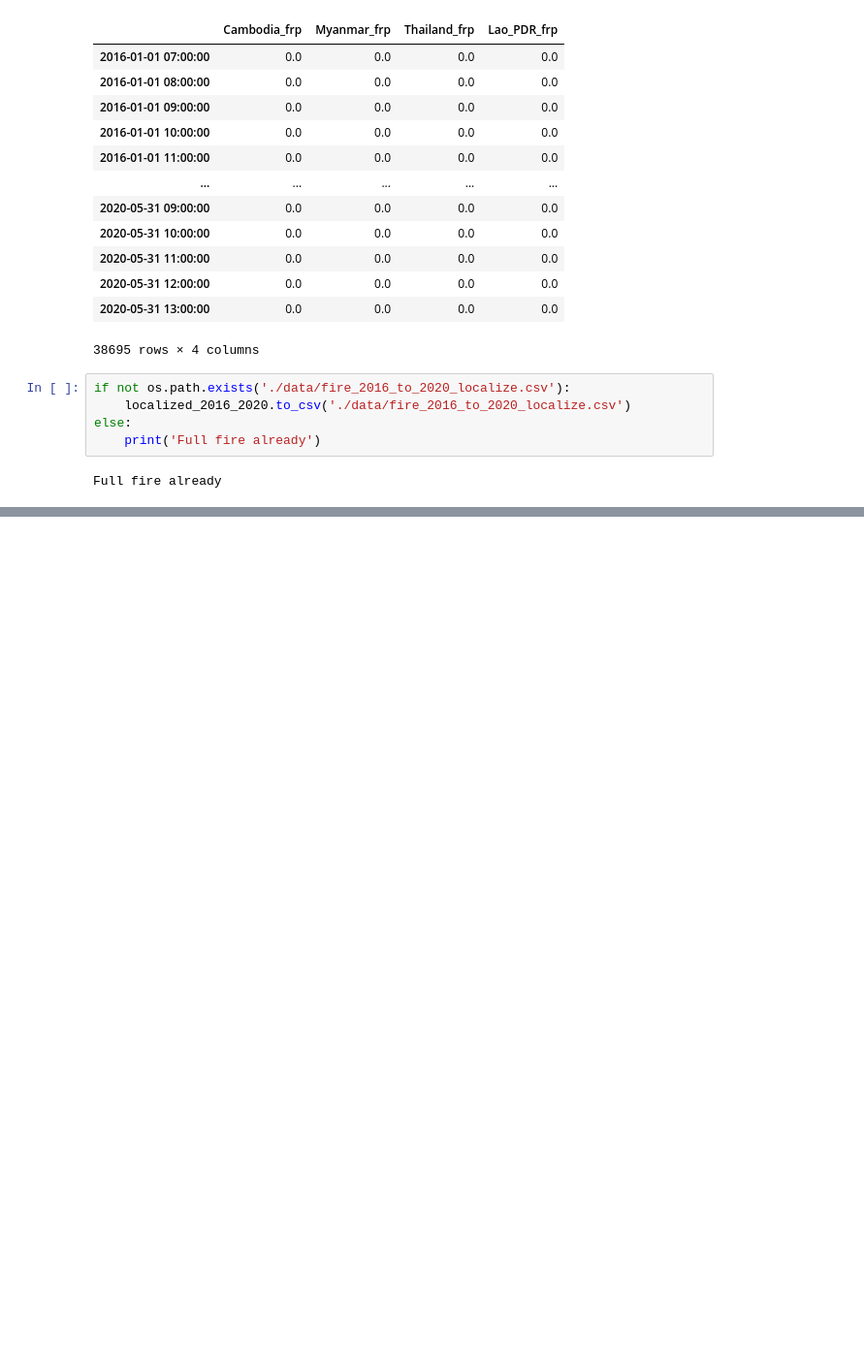
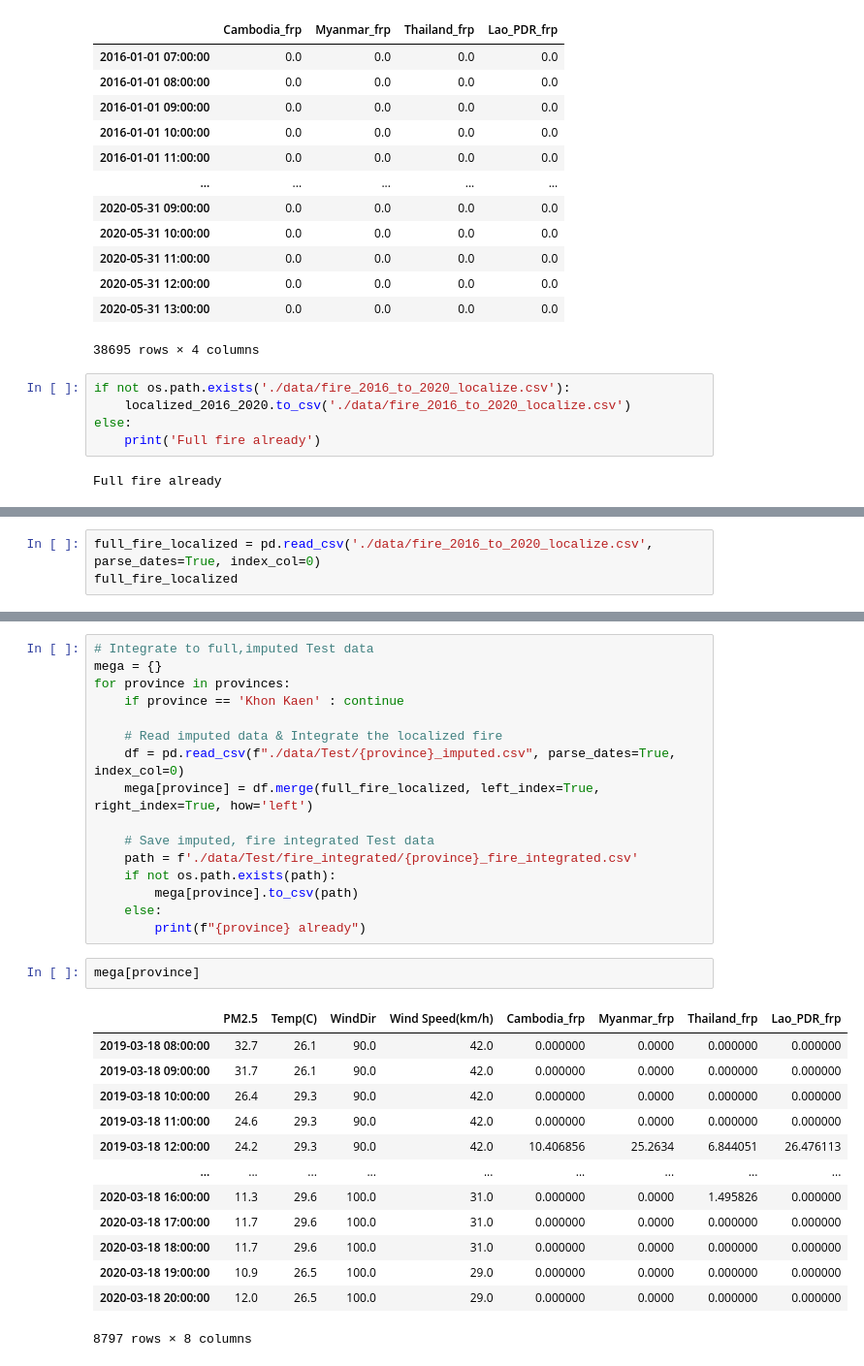
Before and after one commit to samsatp/PM25-DataScience-TermProject, a Jupyter notebook: 4. Fire.ipynb, the cells around one changed output, grey strips where cells are left out. Shown: that part at 97% size. Cells and saved outputs as stored; diff of their text form; blank space fills up the shorter version.

```diff
--- a/4. Fire.ipynb
+++ b/4. Fire.ipynb
@@ -332,0 +338,3 @@ Full fire already
+# %%
+full_fire_localized = pd.read_csv('./data/fire_2016_to_2020_localize.csv', parse_dates=True, index_col=0)
+full_fire_localized
@@ -332,0 +355,32 @@ Full fire already
+# %%
+# Integrate to full,imputed Test data
+mega = {}
+for province in provinces:
+    if province == 'Khon Kaen' : continue
+
+    # Read imputed data & Integrate the localized fire
+    df = pd.read_csv(f"./data/Test/{province}_imputed.csv", parse_dates=True, index_col=0)
+    mega[province] = df.merge(full_fire_localized, left_index=True, right_index=True, how='left')
+
+    # Save imputed, fire integrated Test data
+    path = f'./data/Test/fire_integrated/{province}_fire_integrated.csv'
+    if not os.path.exists(path):
+        mega[province].to_csv(path)
+    else:
+        print(f"{province} already")
+# %%
+mega[province]
+# %% [output]
+|  | PM2.5 | Temp(C) | WindDir | Wind Speed(km/h) | Cambodia_frp | Myanmar_frp | Thailand_frp | Lao_PDR_frp |
+| 2019-03-18 08:00:00 | 32.7 | 26.1 | 90.0 | 42.0 | 0.000000 | 0.0000 | 0.000000 | 0.000000 |
+| 2019-03-18 09:00:00 | 31.7 | 26.1 | 90.0 | 42.0 | 0.000000 | 0.0000 | 0.000000 | 0.000000 |
+| 2019-03-18 10:00:00 | 26.4 | 29.3 | 90.0 | 42.0 | 0.000000 | 0.0000 | 0.000000 | 0.000000 |
+| 2019-03-18 11:00:00 | 24.6 | 29.3 | 90.0 | 42.0 | 0.000000 | 0.0000 | 0.000000 | 0.000000 |
+| 2019-03-18 12:00:00 | 24.2 | 29.3 | 90.0 | 42.0 | 10.406856 | 25.2634 | 6.844051 | 26.476113 |
+| ... | ... | ... | ... | ... | ... | ... | ... | ... |
+| 2020-03-18 16:00:00 | 11.3 | 29.6 | 100.0 | 31.0 | 0.000000 | 0.0000 | 1.495826 | 0.000000 |
+| 2020-03-18 17:00:00 | 11.7 | 29.6 | 100.0 | 31.0 | 0.000000 | 0.0000 | 0.000000 | 0.000000 |
+| 2020-03-18 18:00:00 | 11.7 | 29.6 | 100.0 | 31.0 | 0.000000 | 0.0000 | 0.000000 | 0.000000 |
+| 2020-03-18 19:00:00 | 10.9 | 26.5 | 100.0 | 29.0 | 0.000000 | 0.0000 | 0.000000 | 0.000000 |
+| 2020-03-18 20:00:00 | 12.0 | 26.5 | 100.0 | 29.0 | 0.000000 | 0.0000 | 0.000000 | 0.000000 |
+8797 rows × 8 columns
```
Also changed, not shown: parts of 3 cells of this notebook, 6 other files.
